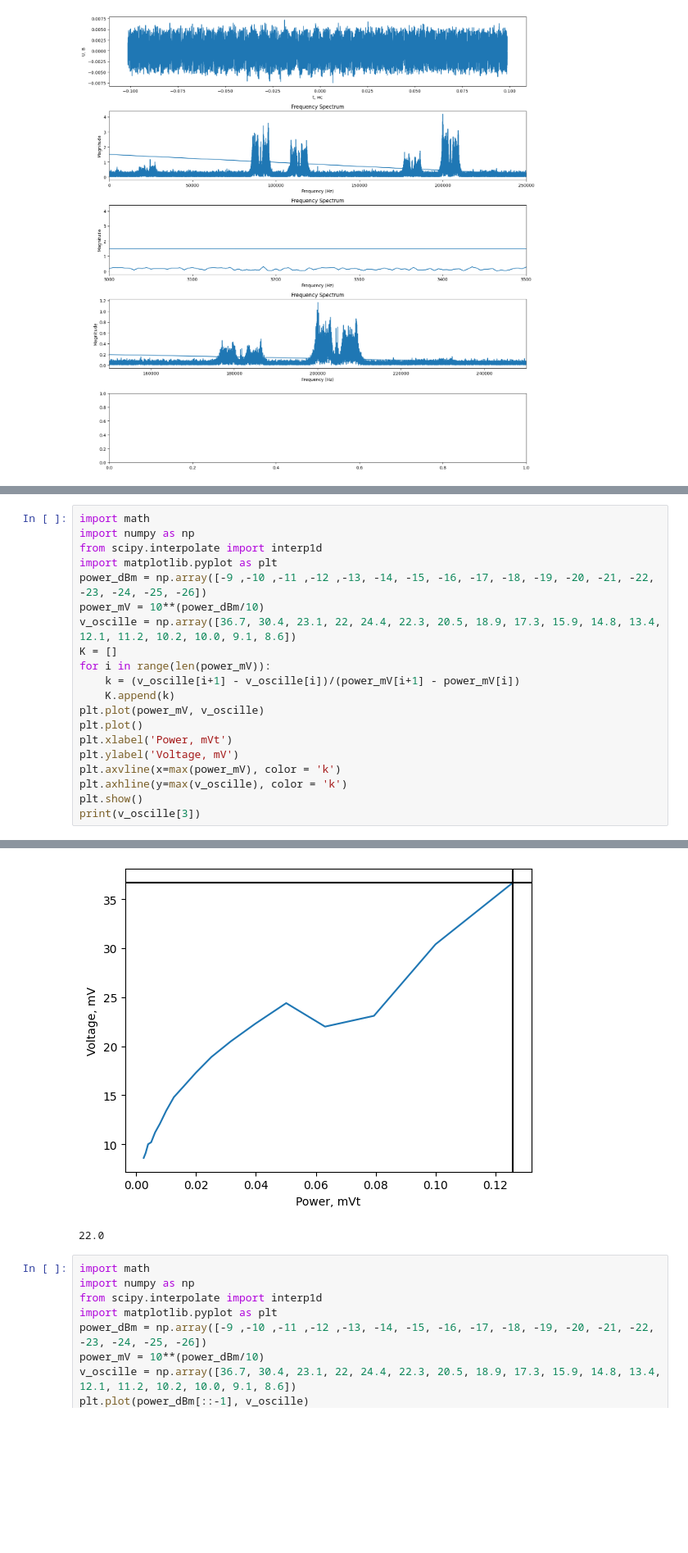
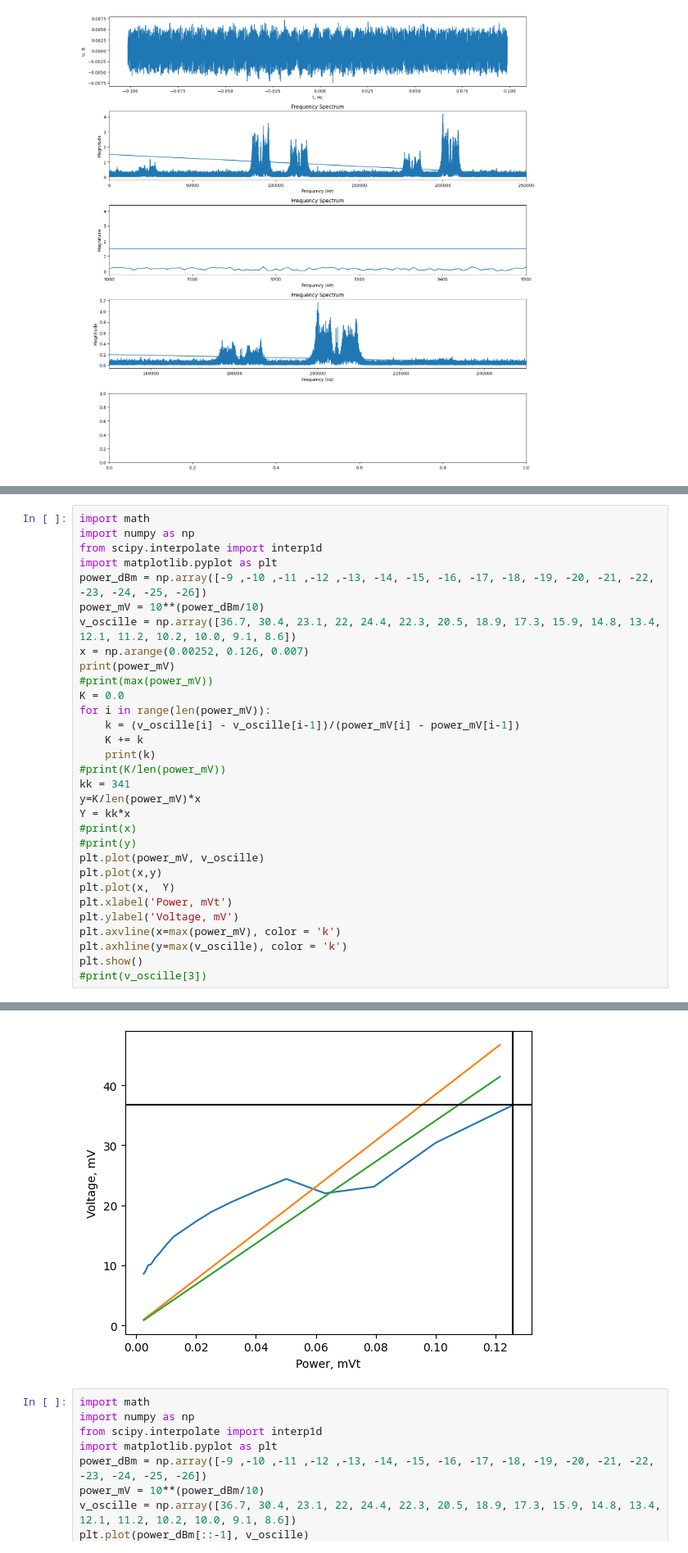
Before and after one commit to Orange-spearow/Finally_praktika, a Jupyter notebook: KIVI_3.ipynb, the cells around one changed output, grey strips where cells are left out. Shown at 82% size. Saved outputs shown, nothing was run; the diff lists cells and outputs as text; blank space fills up the shorter version.

```diff
--- a/KIVI_3.ipynb
+++ b/KIVI_3.ipynb
@@ -368,16 +364,27 @@ import matplotlib.pyplot as plt
 power_dBm = np.array([-9 ,-10 ,-11 ,-12 ,-13, -14, -15, -16, -17, -18, -19, -20, -21, -22, -23, -24, -25, -26])
 power_mV = 10**(power_dBm/10)
 v_oscille = np.array([36.7, 30.4, 23.1, 22, 24.4, 22.3, 20.5, 18.9, 17.3, 15.9, 14.8, 13.4, 12.1, 11.2, 10.2, 10.0, 9.1, 8.6])
-K = []
+x = np.arange(0.00252, 0.126, 0.007)
+print(power_mV)
+#print(max(power_mV))
+K = 0.0
 for i in range(len(power_mV)):
-    k = (v_oscille[i+1] - v_oscille[i])/(power_mV[i+1] - power_mV[i])
-    K.append(k)
+    k = (v_oscille[i] - v_oscille[i-1])/(power_mV[i] - power_mV[i-1])
+    K += k
+    print(k)
+#print(K/len(power_mV))
+kk = 341
+y=K/len(power_mV)*x
+Y = kk*x
+#print(x)
+#print(y)
 plt.plot(power_mV, v_oscille)
-plt.plot()
+plt.plot(x,y)
+plt.plot(x,  Y)
 plt.xlabel('Power, mVt')
 plt.ylabel('Voltage, mV')
 plt.axvline(x=max(power_mV), color = 'k')
 plt.axhline(y=max(v_oscille), color = 'k')
 plt.show()
-print(v_oscille[3])
+#print(v_oscille[3])
 # %% [output]
@@ -384,5 +408,4 @@ print(v_oscille[3])
-[figure, old version]
+[figure, new version]
-22.0
 # %%
 import math
 import numpy as np
```
Also changed, not shown: parts of 7 cells of this notebook, 52 other files.
